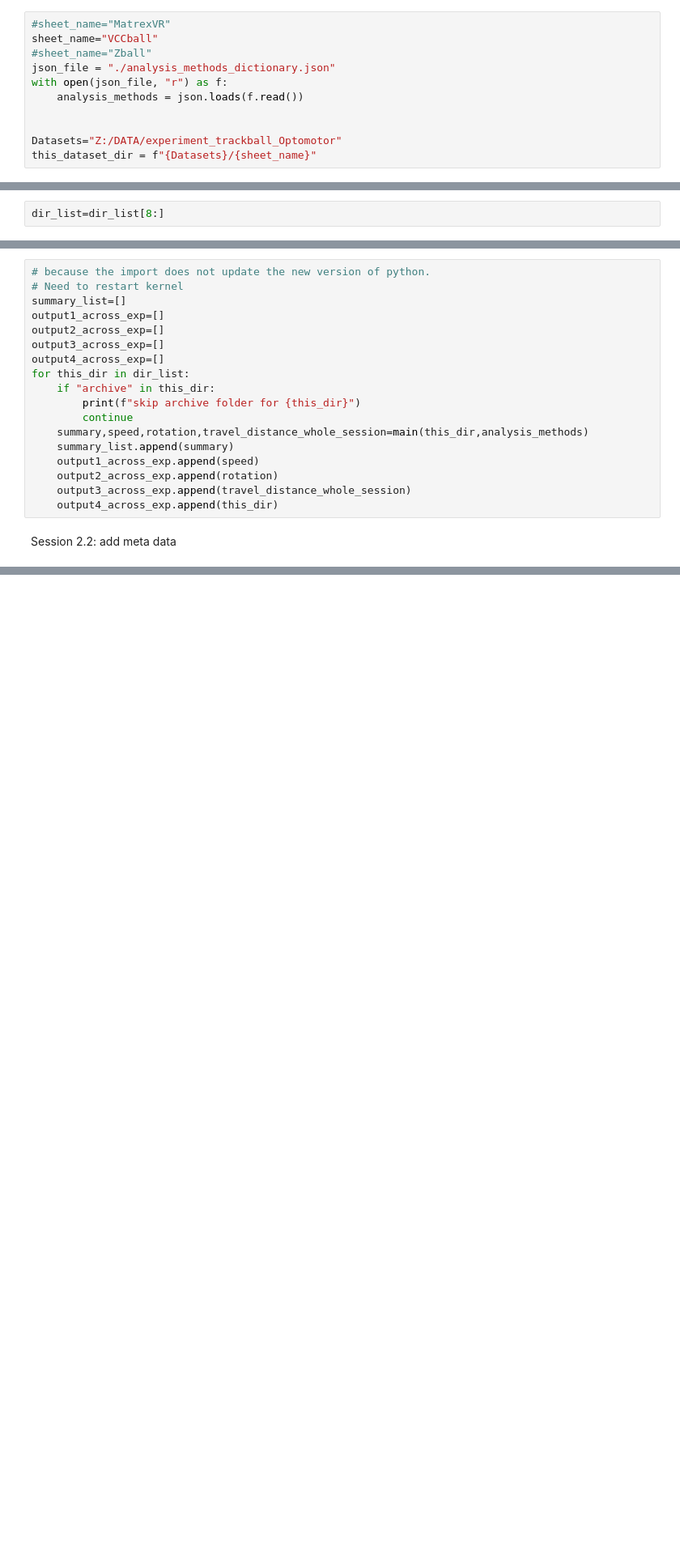
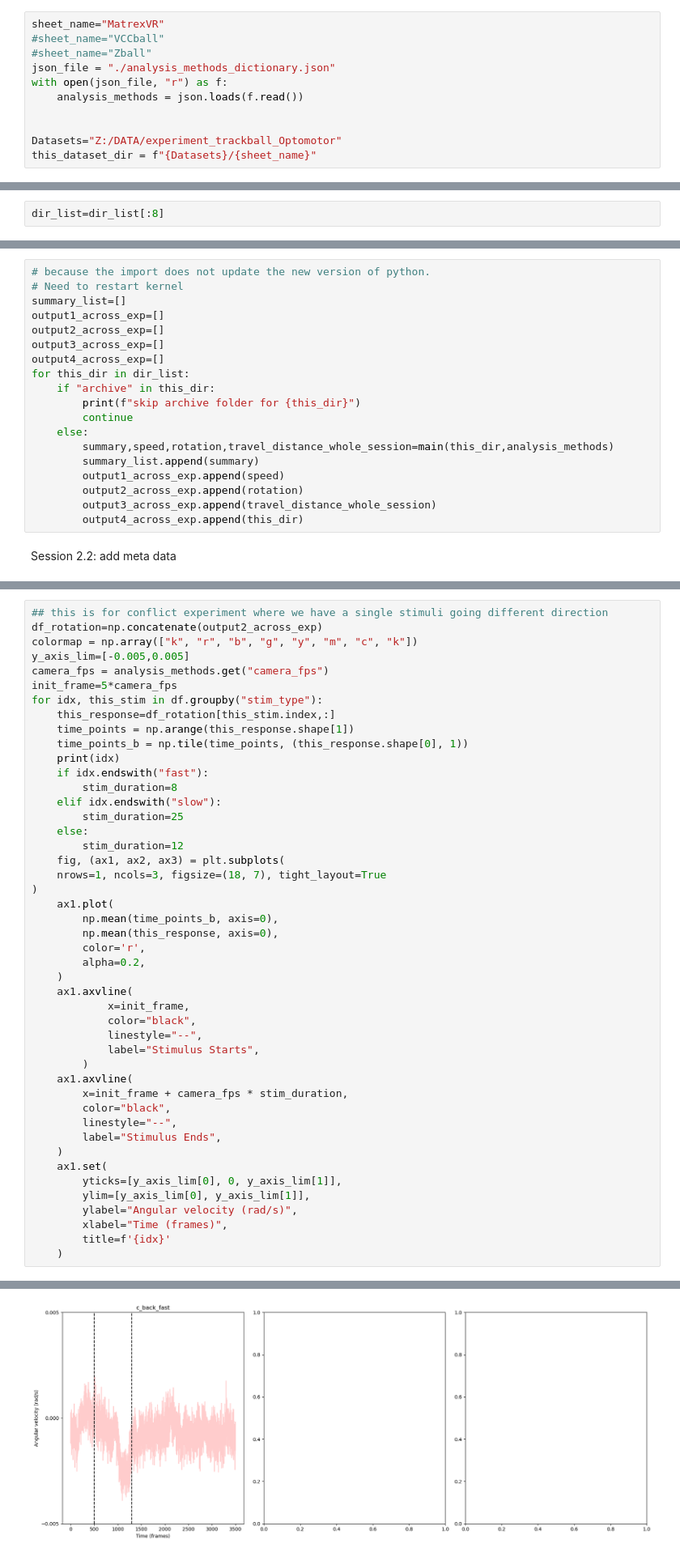
Before and after one commit to chiyu1203/bonfic, a Jupyter notebook: bonfic_tutorial.ipynb, the cells around one changed output, grey strips where cells are left out. Shown at 81% size. Cells and saved outputs as stored; diff of their text form; blank space fills up the shorter version.

Commit message:
make notebook compatible with conflict and 4hr rdk, and left some plots for preview

```diff
--- a/bonfic_tutorial.ipynb
+++ b/bonfic_tutorial.ipynb
@@ -19,8 +17,8 @@ Transition indices: [2 4 7]
 # %% [markdown]
 Session 0.1: Load analysis methods in python dictionary form
 # %%
-#sheet_name="MatrexVR"
-sheet_name="VCCball"
+sheet_name="MatrexVR"
+#sheet_name="VCCball"
 #sheet_name="Zball"
 json_file = "./analysis_methods_dictionary.json"
 with open(json_file, "r") as f:
@@ -104,5 +108,5 @@ else:
 # %%
-dir_list=dir_list[8:]
+dir_list=dir_list[:8]
 # %% [markdown]
 Session 2.1: Analyse optomotor response
 # %%
@@ -117,12 +121,13 @@ for this_dir in dir_list:
     if "archive" in this_dir:
         print(f"skip archive folder for {this_dir}")
         continue
-    summary,speed,rotation,travel_distance_whole_session=main(this_dir,analysis_methods)
-    summary_list.append(summary)
-    output1_across_exp.append(speed)
-    output2_across_exp.append(rotation)
-    output3_across_exp.append(travel_distance_whole_session)
-    output4_across_exp.append(this_dir)
+    else:
+        summary,speed,rotation,travel_distance_whole_session=main(this_dir,analysis_methods)
+        summary_list.append(summary)
+        output1_across_exp.append(speed)
+        output2_across_exp.append(rotation)
+        output3_across_exp.append(travel_distance_whole_session)
+        output4_across_exp.append(this_dir)
 # %% [markdown]
 Session 2.2: add meta data
 # %%
@@ -143,3 +148,50 @@ df = df.assign(**new_data)
 growth_condition='g'
 df.insert(0, 'growth_condition', np.repeat(growth_condition,summary_list[0].shape[0]*len(summary_list)).tolist())
 df.insert(0, 'ID', np.repeat(np.arange(len(output4_across_exp)),summary_list[0].shape[0]).tolist())
+# %%
+## this is for conflict experiment where we have a single stimuli going different direction
+df_rotation=np.concatenate(output2_across_exp)
+colormap = np.array(["k", "r", "b", "g", "y", "m", "c", "k"])
+y_axis_lim=[-0.005,0.005]
+camera_fps = analysis_methods.get("camera_fps")
+init_frame=5*camera_fps
+for idx, this_stim in df.groupby("stim_type"):
+    this_response=df_rotation[this_stim.index,:]
+    time_points = np.arange(this_response.shape[1])
+    time_points_b = np.tile(time_points, (this_response.shape[0], 1))
+    print(idx)
+    if idx.endswith("fast"):
+        stim_duration=8
+    elif idx.endswith("slow"):
+        stim_duration=25
+    else:
+        stim_duration=12
+    fig, (ax1, ax2, ax3) = plt.subplots(
+    nrows=1, ncols=3, figsize=(18, 7), tight_layout=True
+)
+    ax1.plot(
+        np.mean(time_points_b, axis=0),
+        np.mean(this_response, axis=0),
+        color='r',
+        alpha=0.2,
+    )
+    ax1.axvline(
+            x=init_frame,
+            color="black",
+            linestyle="--",
+            label="Stimulus Starts",
+        )
+    ax1.axvline(
+        x=init_frame + camera_fps * stim_duration,
+        color="black",
+        linestyle="--",
+        label="Stimulus Ends",
+    )
+    ax1.set(
+        yticks=[y_axis_lim[0], 0, y_axis_lim[1]],
+        ylim=[y_axis_lim[0], y_axis_lim[1]],
+        ylabel="Angular velocity (rad/s)",
+        xlabel="Time (frames)",
+        title=f'{idx}'
+    )
+# %% [output]
@@ -145,0 +210 @@ df.insert(0, 'ID', np.repeat(np.arange(len(output4_across_exp)),summary_list[0].
+[figure, added]
```
Also changed, not shown: parts of 7 cells of this notebook.
